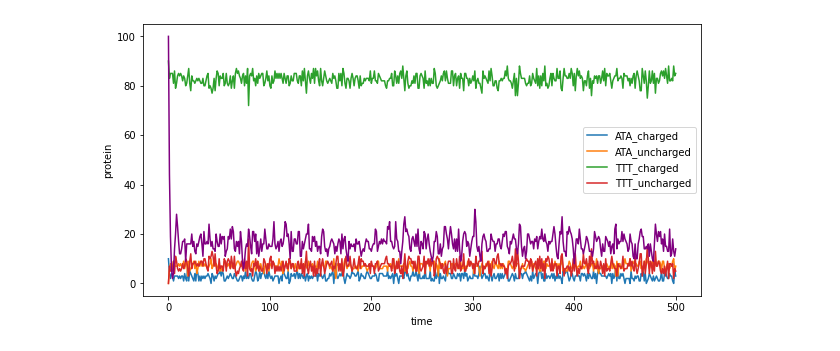
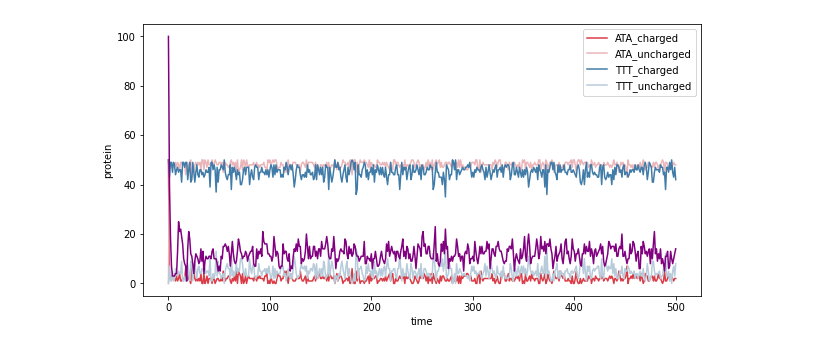
Before and after one commit to alexismhill3/tRNA-dynamics, a Jupyter notebook: analysis/two_codon.ipynb, the cells around one changed output. Saved outputs shown, nothing was run; the diff lists cells and outputs as text; code cells hidden in the pictures.

```diff
--- a/analysis/two_codon.ipynb
+++ b/analysis/two_codon.ipynb
@@ -8,7 +8,10 @@ from matplotlib import rcParams
 import matplotlib.pyplot as plt
 %matplotlib inline
 # %%
-def read_sim(path_pref, seed_start=1, seed_end=3, seed_incr=1):
+palette = sns.diverging_palette(240, 10, n=4)
+trna_color_map = {"TTT_charged": palette[0], "TTT_uncharged": palette[1], "ATA_charged": palette[3], "ATA_uncharged": palette[2]}
+
+def read_sim(path_pref, seed_start=1, seed_end=3, seed_incr=1, time_limit=None):
     """
     Reads in output for an arbitrary number of simulation trials
     (with different seeds) and concatenates results into a single
@@ -20,11 +23,13 @@ def read_sim(path_pref, seed_start=1, seed_end=3, seed_incr=1):
         tmp = pd.read_csv(f"{path_pref}_{i}.tsv", sep="\t")
         tmp["seed"] = str(i)
         df_master = df_master.append(tmp, ignore_index=True)
+    if time_limit is not None:
+        df_master = df_master[df_master.time < time_limit]
     return df_master
 
 def tRNA_species_plot(df):
     df_fil = df[(df.species.str.contains("charged"))]
-    sns.lineplot(x="time", y="protein", units="seed", hue="species", estimator=None, data=df_fil)
+    sns.lineplot(x="time", y="protein", units="seed", hue="species", palette=trna_color_map, estimator=None, data=df_fil)
 
 def ribosome_plot(df):
     df_fil = df[(df.species == "__ribosome")]
@@ -54,6 +45,6 @@ Parameters:
 # %%
-df_master = read_sim("../output/test/two_codon_fixed_transcript_90_10_100_100_200_10000.0", 1, 1, 1)
+df_master = read_sim("../output/two_codon/two_codon_fixed_transcript_50_50_50_100_10_200_1200_1.0_10000.0", 1, 1, 1, 500)
 tRNA_species_plot(df_master)
 ribosome_plot(df_master)
 # %% [output]
-[figure, old version]
+[figure, new version]
```
Also changed, not shown: parts of 12 cells of this notebook, 35 other files.
